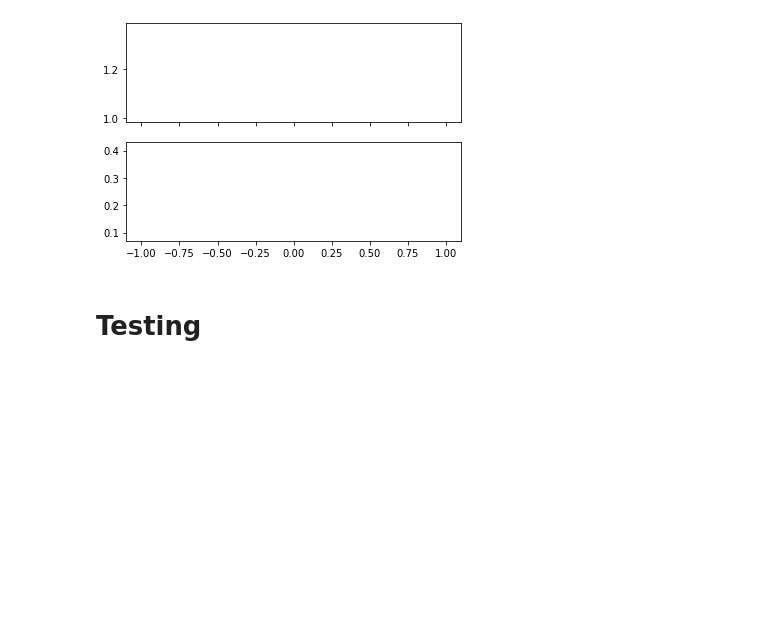
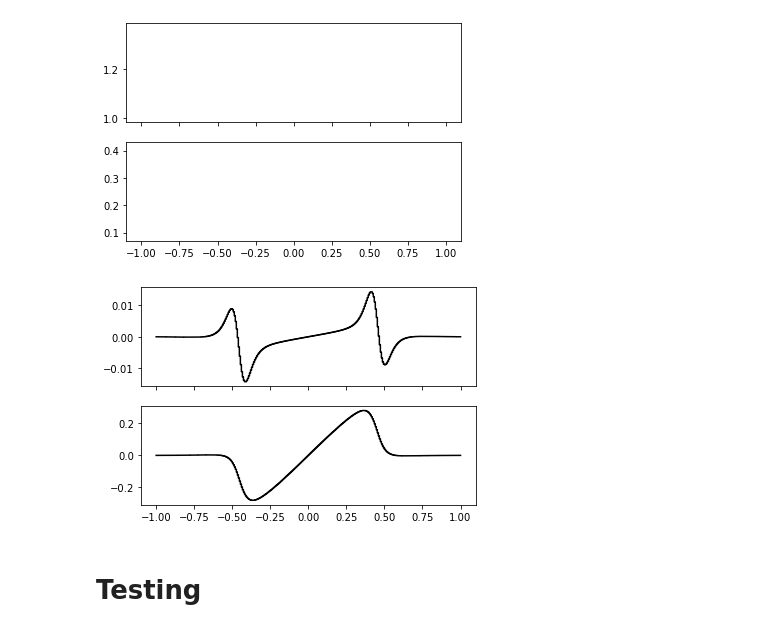
Before and after one commit to caleblogemann/pydogpack, a Jupyter notebook: apps/generalizedshallowwater/torrilhonexample/torrilhon_example.ipynb, the cells around one changed output. Cells and saved outputs as stored; diff of their text form; code cells hidden in the pictures; blank space fills up the shorter version.

```diff
--- a/apps/generalizedshallowwater/torrilhonexample/torrilhon_example.ipynb
+++ b/apps/generalizedshallowwater/torrilhonexample/torrilhon_example.ipynb
@@ -80,6 +80,15 @@ HTML(ani.to_html5_video())
 [interactive output not drawn]
 [figure]
 [figure]
+# %%
+mesh_ = final_solution.mesh_
+num_elems = mesh_.num_elems
+def sym_func(x, elem_index):
+    return final_solution(x, elem_index) - final_solution(-x, num_elems - 1 - elem_index)
+test_sol = final_solution.basis_.project(sym_func, mesh_, 5, None, True)
+p = test_sol.create_plot()
+# %% [output]
+[figure, added]
 # %% [markdown]
 # Testing
 # %%
```
Also changed, not shown: parts of 7 cells of this notebook, 15 other files.
